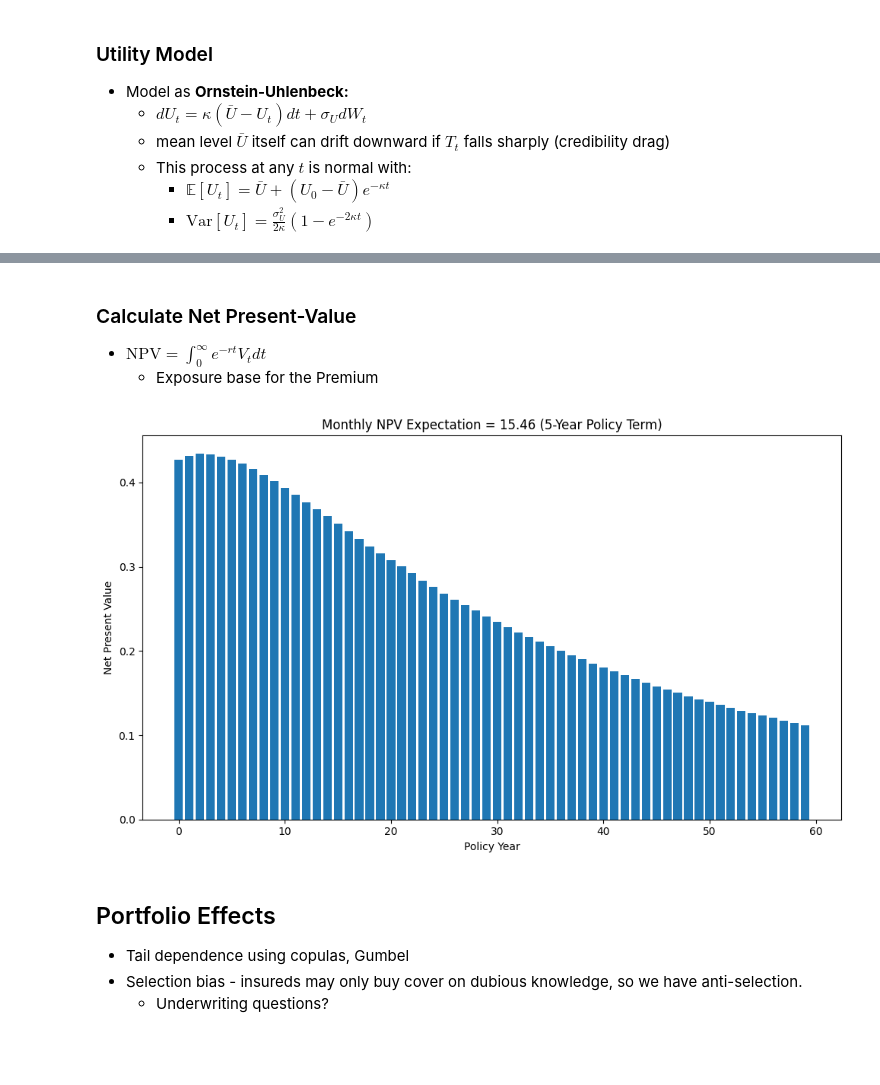
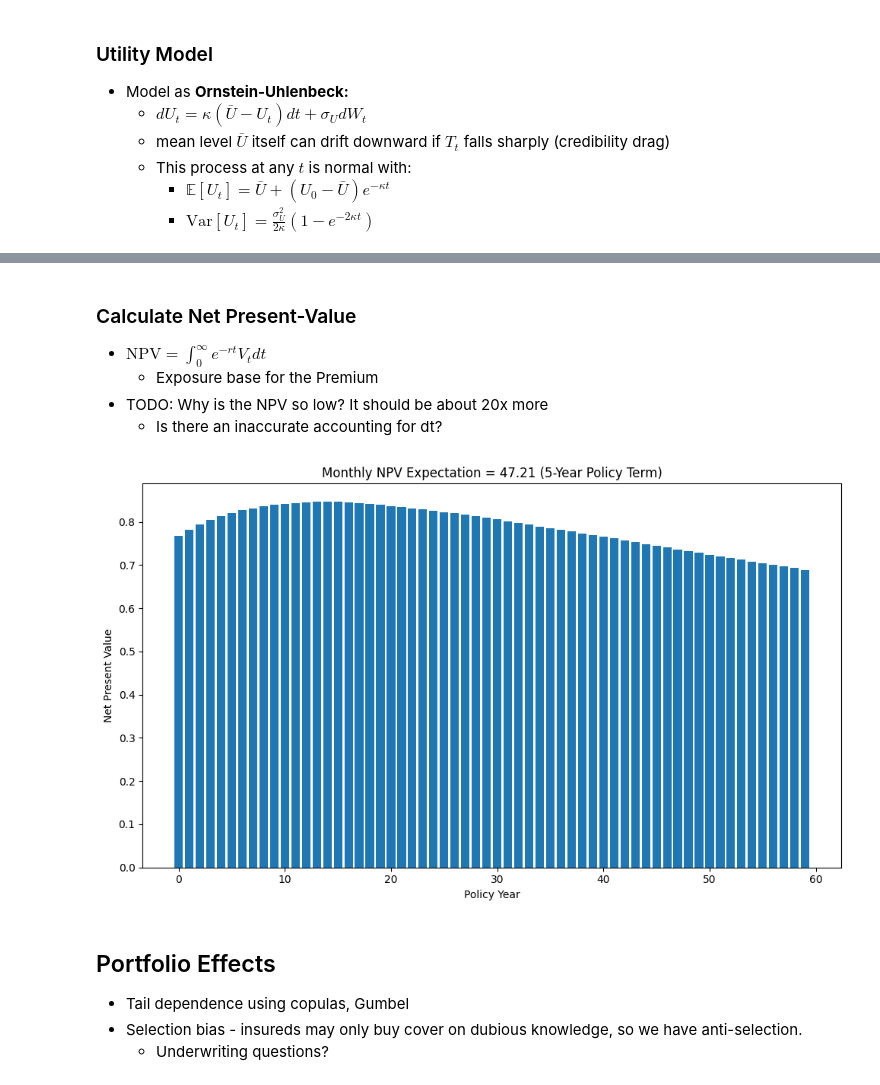
Before and after one commit to AlexFiliakov/knowledge-pricing, a Jupyter notebook: 1. Survival Model.ipynb, the cells around one changed output, grey strips where cells are left out. Saved outputs shown, nothing was run; the diff lists cells and outputs as text; code cells hidden in the pictures; blank space fills up the shorter version.

```diff
--- a/1. Survival Model.ipynb
+++ b/1. Survival Model.ipynb
@@ -331,6 +324,8 @@ plt.show()
 ### Calculate Net Present-Value
 - $\text{NPV} = \int_0^\infty e^{-rt}V_tdt$
   - Exposure base for the Premium
+- TODO: Why is the NPV so low? It should be about 20x more
+  - Is there an inaccurate accounting for dt?
 # %%
 def calculate_value(
     utility_params,  # Utility parameters (U0, kappa, U_bar, sigma)
@@ -348,18 +343,29 @@ def calculate_value(
     Returns:
     - monthly_all: shape (years * 12, n_sims) of all sim paths
     """
-    n_months = years * 12
+    n_months = int(years * 12)
     dt = 1 / 12.0
 
+    # unpack
+    U0 = utility_params['U0']
+    kappa = utility_params['kappa']
+    U_bar = utility_params['U_bar']
+    sigma = utility_params['sigma']
+
+    erosion_shape = truth_params['erosion_shape']
+    restoration_shape = truth_params['restoration_shape']
+    shock_lambda = truth_params['shock_lambda']
+    shock_sigma = truth_params['shock_sigma']
+    shock_scale = truth_params['shock_scale']
+
     # initialize arrays to track simulations
-    util = np.full(n_sims, utility_params[0])
+    util = np.full(n_sims, U0)
     truth = np.full(n_sims, starting_truth)
 
     # pre-allocate
     monthly_all = np.zeros((n_months, n_sims))
-
-    # unpack
-    _, kappa, U_bar, sigma = utility_params
+    util_all = np.zeros((n_months, n_sims))
+    truth_all = np.zeros((n_months, n_sims))
 
     for month in range(n_months):
         # OU step for U
@@ -369,17 +375,23 @@ def calculate_value(
         # truth step
         truth = sim_truth_level(
             truth,
-            *truth_params,
+            erosion_shape,
+            restoration_shape,
+            shock_lambda,
+            shock_sigma,
+            shock_scale,
             timeline='monthly',
             n_sims=n_sims
         )
 
         # track NPV for each sim
-        monthly_all[month] = util * truth * replaceability * dt
+        monthly_all[month] = util * truth * replaceability
+        util_all[month] = util
+        truth_all[month] = truth
 
     # average across sims
     monthly_mean = monthly_all.mean(axis=1)
-    return monthly_all
+    return monthly_all, util_all, truth_all
 
 def calculate_exposure(
     discount_rate,  # Discount rate
@@ -402,7 +414,7 @@ def calculate_exposure(
     n_months = years * 12
     dt = 1 / 12.0
 
-    monthly_all_undiscounted = calculate_value(
+    monthly_all_undiscounted, util_all, truth_all = calculate_value(
         utility_params=utility_params,
         starting_truth=starting_truth,
         truth_params=truth_params,
@@ -418,38 +430,49 @@ def calculate_exposure(
 
     # average across sims
     monthly_mean = monthly_all_discounted.mean(axis=1)
-    return monthly_mean, monthly_all_discounted
+    return monthly_mean, monthly_all_discounted, monthly_all_undiscounted, util_all, truth_all
 
 
 discount_rate = 0.045
-utility_params = [5.0, 1.0, 10.0, 1.0]
+utility_params = {
+    'U0' : 0.75,
+    'kappa' : 1.0,
+    'U_bar' : 1.0,
+    'sigma' : 0.25
+}
 starting_truth = 1.0
-truth_params = [1.0, 0.5, 0.2, 0.5, 0.1]
+truth_params = {
+    'erosion_shape' : 0.05,
+    'restoration_shape' : 0.075,
+    'shock_lambda' : 0.05,
+    'shock_sigma' : 0.5,
+    'shock_scale' : 0.1
+}
 replaceability = 1.0
 policy_duration = 5  # years
 n_sims = 100_000
 
-monthly_mean, monthly_npv_list = calculate_exposure(discount_rate,
+monthly_mean, monthly_npv_list, monthly_all_undiscounted, _, _ = calculate_exposure(discount_rate,
                                                     utility_params,
                                                     starting_truth,
                                                     truth_params,
                                                     replaceability,
                                                     policy_duration,
                                                     n_sims=n_sims)
 
 x = range(policy_duration * 12)
 
 # Plot the NPV expectation data
 plt.figure(figsize=(10, 6))
 plt.bar(x, monthly_mean)
 # plt.legend(loc='best')
 plt.title(f'Monthly NPV Expectation = {sum(monthly_mean):,.2f} ({policy_duration}-Year Policy Term)')
 plt.xlabel('Policy Year')
 plt.ylabel('Net Present Value')
 plt.tight_layout()
 plt.show()
 # %% [output]
-[figure, old version]
+[figure, new version]
 # %% [markdown]
 ## Portfolio Effects
 - Tail dependence using copulas, Gumbel
```
Also changed, not shown: parts of 12 cells of this notebook, 1 other file.
